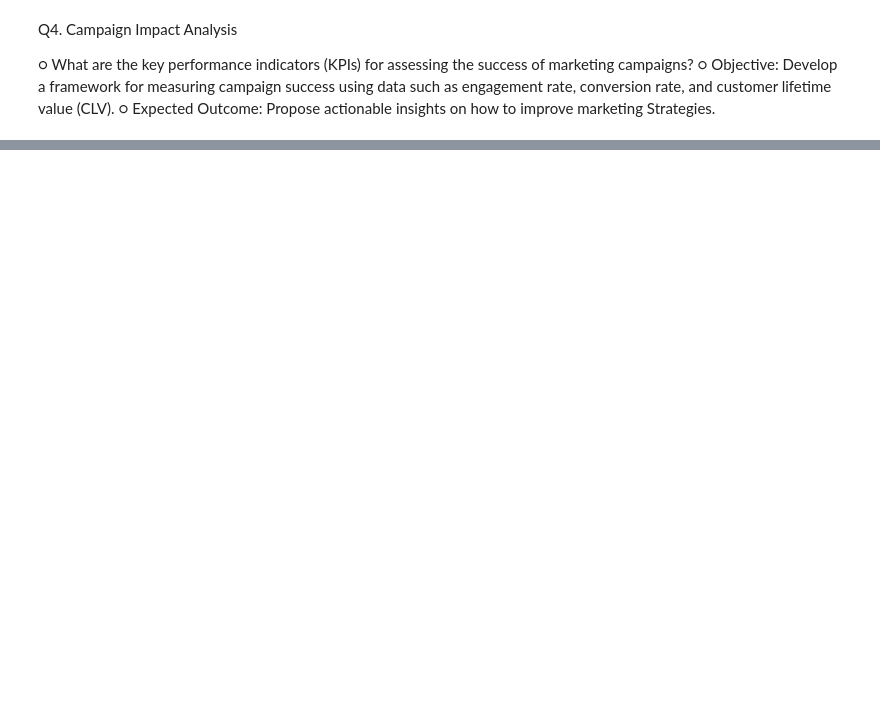
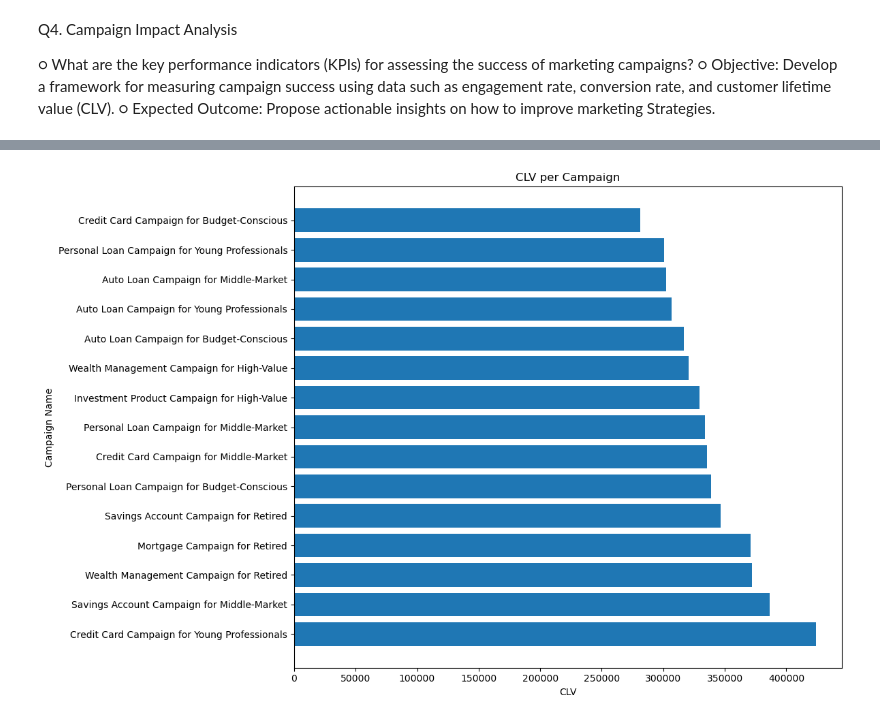
Before and after one commit to andrew250402/DSA3101-Project, a Jupyter notebook: Notebooks/emily.ipynb, the cells around one changed output, grey strips where cells are left out. Cells and saved outputs as stored; diff of their text form; code cells hidden in the pictures; blank space fills up the shorter version.

```diff
--- a/Notebooks/emily.ipynb
+++ b/Notebooks/emily.ipynb
@@ -89,0 +170,16 @@ print(conversion_rate_type)
+# %%
+#filtering values
+df_converted = df[df["conversion_status"]==1].copy()
+df_converted_churn = df_converted[df_converted["churn_prob"]>0].copy()
+
+#expectedlifetime of customer = 1/churn probability
+#clv = monthly revenue * expected lifetime of customer
+df_converted_churn["monthly_revenue"] = df_converted_churn["total_transaction_amount_12m"]/12
+df_converted_churn["expected_lifetime"] = 1/df_converted_churn['churn_prob']
+df_converted_churn["clv"]= df_converted_churn["monthly_revenue"] * df_converted_churn["expected_lifetime"]
+clv_per_camp = df_converted_churn.groupby(["campaign_name"])["clv"].mean().reset_index().sort_values(by="clv",ascending=False)
+
+clv_per_camp
+
+#merge clv into main df_m
+df_m=df_m.merge(clv_per_camp,on="campaign_name")
@@ -89,0 +203,20 @@ print(conversion_rate_type)
+# %%
+campaigns = clv_per_camp['campaign_name']
+clv = clv_per_camp['clv']
+
+# Create a horizontal bar plot
+plt.figure(figsize=(12, 8))
+bars = plt.barh(campaigns, clv)
+
+# Labels & title
+plt.xlabel('CLV')
+plt.ylabel('Campaign Name')
+plt.title('CLV per Campaign')
+
+# Adjust layout for better readability
+plt.tight_layout()
+
+# Show the plot
+plt.show()
+# %% [output]
+[figure, added]
```
Also changed, not shown: parts of 13 cells of this notebook, 1 other file.
